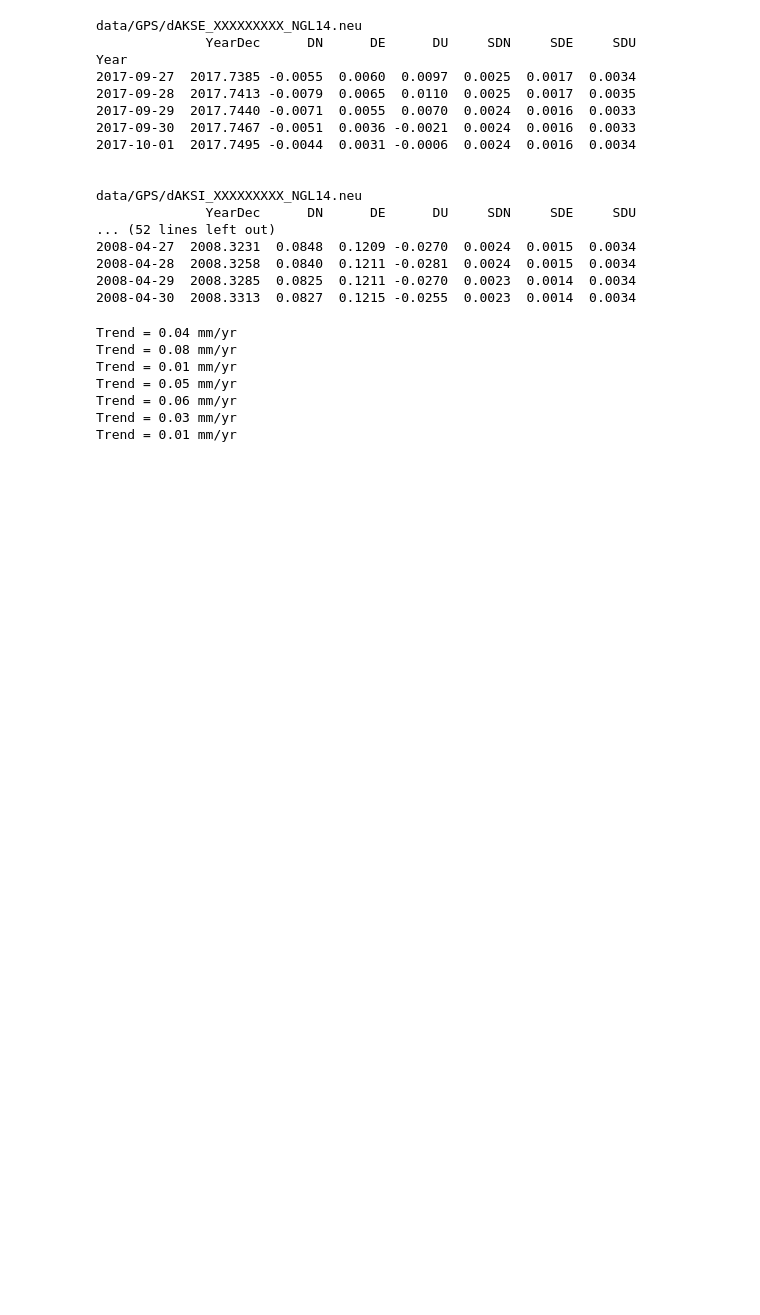
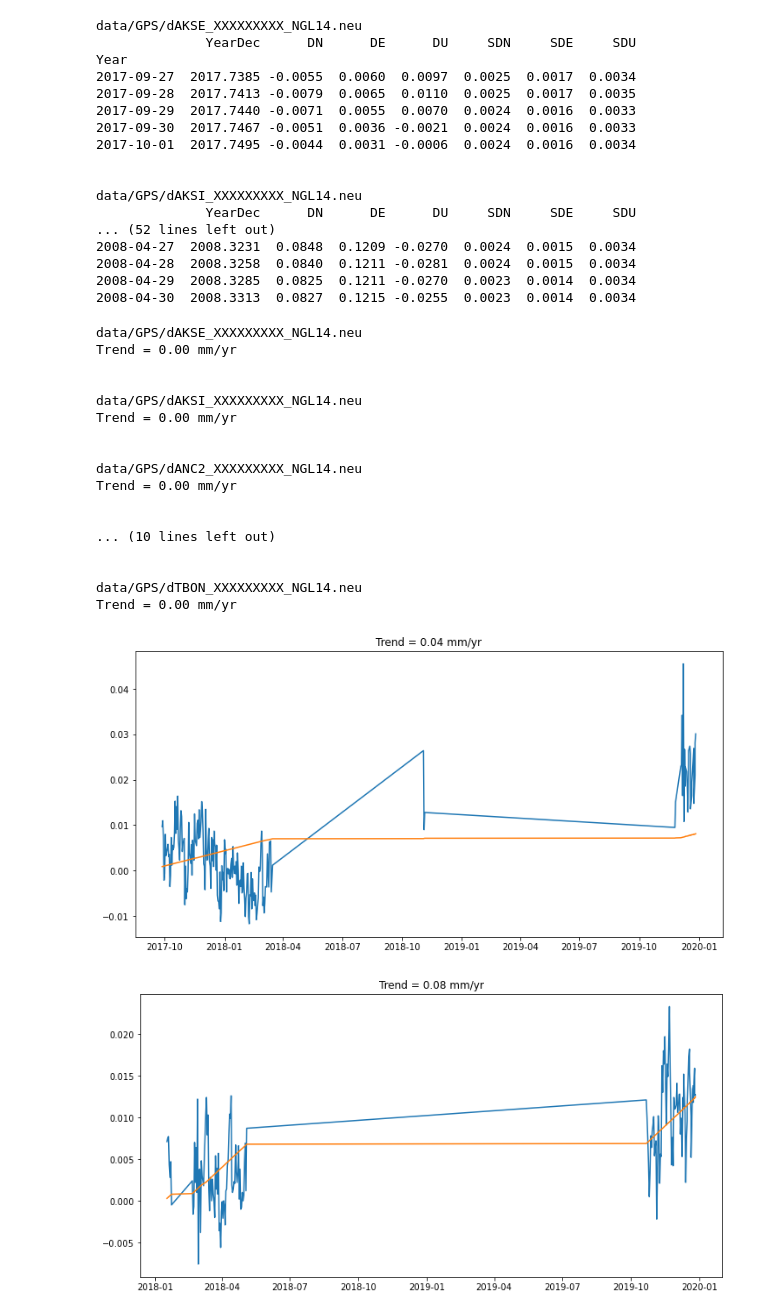
Before and after one commit to ldeo-arctictides/tidegauges-historical, a Jupyter notebook: example_read_GPS.ipynb, the cells around one changed output. Saved outputs shown, nothing was run; the diff lists cells and outputs as text; code cells hidden in the pictures; blank space fills up the shorter version.

Commit message:
ENH: created example notebook for tide gauges, which includes test and real new function to read in historical Nuuk data, which is monthly resolution

```diff
--- a/example_read_GPS.ipynb
+++ b/example_read_GPS.ipynb
@@ -309,42 +309,58 @@ data/GPS/dAKSI_XXXXXXXXX_NGL14.neu
 2008-04-28  2008.3258  0.0840  0.1211 -0.0281  0.0024  0.0015  0.0034
 2008-04-29  2008.3285  0.0825  0.1211 -0.0270  0.0023  0.0014  0.0034
 2008-04-30  2008.3313  0.0827  0.1215 -0.0255  0.0023  0.0014  0.0034
+# %%
+def test_calc_OLS(df, var):
+
+    x, y = np.arange(len(df[var].dropna())), df[var].dropna()
+    x = sm.add_constant(x)
+    model = sm.OLS(y, x)
+    res = model.fit()
+
+    return res
 # %%
 sonel_trend_array = np.full(np.shape(filenames)[0], np.nan)
 
 for f, filepath in enumerate(filenames):
     ## ToDo - extract and keep other important thing about each site from the file...Lat/Lon, name, etc.
 
     df = read_GPS_SONEL(filepath)
+    print(f'\n\n{filepath}')
 
-    x, y = np.arange(len(df['DU'].dropna())), df['DU'].dropna()
-    x = sm.add_constant(x)
-    model = sm.OLS(y, x)
-    res = model.fit()
+    res = test_calc_OLS(df, 'DU')
+    sonel_trend_array[f] = res.params.x1
 
-    sonel_trend_array[f] = res.params.x1 * 1000
-
-    print(f"Trend = {res.params.x1 * 1000:.2f} mm/yr")
-
-
+    print(f"Trend = {sonel_trend_array[f] * 1000:.2f} mm/yr")
 
 #     print(res.summary())
 
-#     fig, ax = plt.subplots(1, 1, figsize=(12,6));
-#     ax.plot(df['DU'].dropna().index, df['DU'].dropna().values, label='trend')
-#     ax.plot(df['DU'].dropna().index, [res.params.x1*i + res.params.const for i in np.arange(len(df['DU'].dropna()))])
-#     # ax[1].plot(df['Vertical'].dropna().index, res.resid.values);
-#     # ax[1].plot(df['Vertical'].dropna().index, np.abs(res.resid.values));
-#     # ax[1].hlines(0, 0, len(res.resid), color='k');
-#     ax.set_title(f"Trend = {res.params.x1 * 1000:.2f} mm/yr");
-#     # ax[1].set_title("Residuals");
-#     plt.suptitle(f"{file_in}")
-#     # plt.savefig(f'figs/test_GPS_OLS_{file_in[:4]}.png')
+    fig, ax = plt.subplots(1, 1, figsize=(12,6));
+    ax.plot(df['DU'].dropna().index, df['DU'].dropna().values, label='trend')
+    ax.plot(df['DU'].dropna().index, [res.params.x1*i + res.params.const for i in np.arange(len(df['DU'].dropna()))])
+    # ax[1].plot(df['Vertical'].dropna().index, res.resid.values);
+    # ax[1].plot(df['Vertical'].dropna().index, np.abs(res.resid.values));
+    # ax[1].hlines(0, 0, len(res.resid), color='k');
+    ax.set_title(f"Trend = {res.params.x1 * 1000:.2f} mm/yr");
+    # ax[1].set_title("Residuals");
+    plt.suptitle(f"{filepath[-21:4]}")
+    # plt.savefig(f'figs/test_GPS_OLS_{file_in[:4]}.png')
 # %% [output]
-Trend = 0.04 mm/yr
-Trend = 0.08 mm/yr
-Trend = 0.01 mm/yr
-Trend = 0.05 mm/yr
-Trend = 0.06 mm/yr
-Trend = 0.03 mm/yr
-Trend = 0.01 mm/yr
+data/GPS/dAKSE_XXXXXXXXX_NGL14.neu
+Trend = 0.00 mm/yr
+
+
+data/GPS/dAKSI_XXXXXXXXX_NGL14.neu
+Trend = 0.00 mm/yr
+
+
+data/GPS/dANC2_XXXXXXXXX_NGL14.neu
+Trend = 0.00 mm/yr
+
+
+... (10 lines left out)
+
+
+data/GPS/dTBON_XXXXXXXXX_NGL14.neu
+Trend = 0.00 mm/yr
+[figure, added]
+[figure, added]
```
Also changed, not shown: parts of 3 cells of this notebook, 4 other files.
